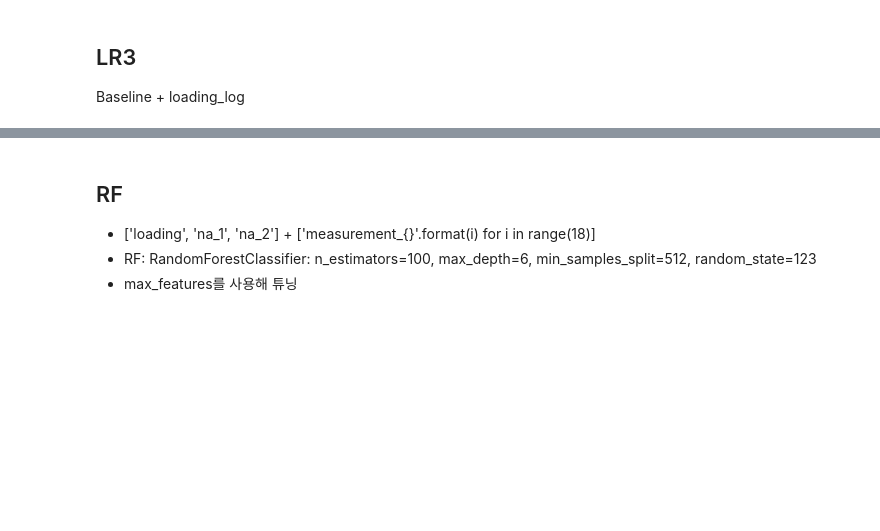
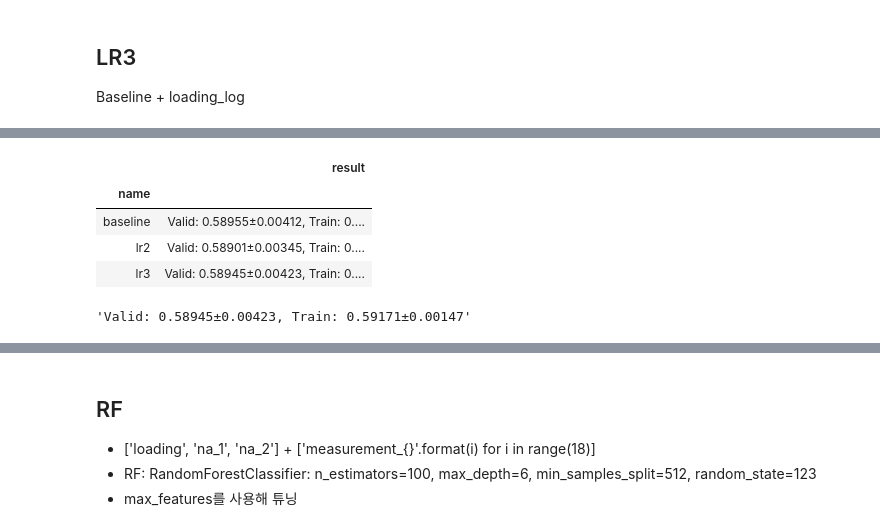
Before and after one commit to sunkusun9/DS_lv3_2506_2, a Jupyter notebook: sec_ds_lv3_prob1_kaggle.ipynb, the cells around one changed output, grey strips where cells are left out. Drawn from its saved outputs; the diff is of its cells as text; code cells hidden in the pictures; blank space fills up the shorter version.

```diff
--- a/sec_ds_lv3_prob1_kaggle.ipynb
+++ b/sec_ds_lv3_prob1_kaggle.ipynb
@@ -242,3 +362,20 @@ Baseline + loading_log
+# %%
+from sklearn.preprocessing import FunctionTransformer
+
+ct = ColumnTransformer([
+    ('log_std', make_pipeline(FunctionTransformer(np.log, validate = False), StandardScaler()), ['loading']),
+    ('std', StandardScaler(), ['measurement_1', 'measurement_4', 'measurement_14', 'measurement_17']),
+    ('pt', 'passthrough', ['na_1'])
+])
+clf_lr3 = make_pipeline(ct, LogisticRegression(solver = 'lbfgs', C = 0.03))
+eval_model('lr3', clf_lr3)
+# %% [output]
+|  | result |
+| name |  |
+| baseline | Valid: 0.58955±0.00412, Train: 0.... |
+| lr2 | Valid: 0.58901±0.00345, Train: 0.... |
+| lr3 | Valid: 0.58945±0.00423, Train: 0.... |
+'Valid: 0.58945±0.00423, Train: 0.59171±0.00147'
 # %% [markdown]
 ## LDA
 
```
Also changed, not shown: parts of 20 cells of this notebook.
